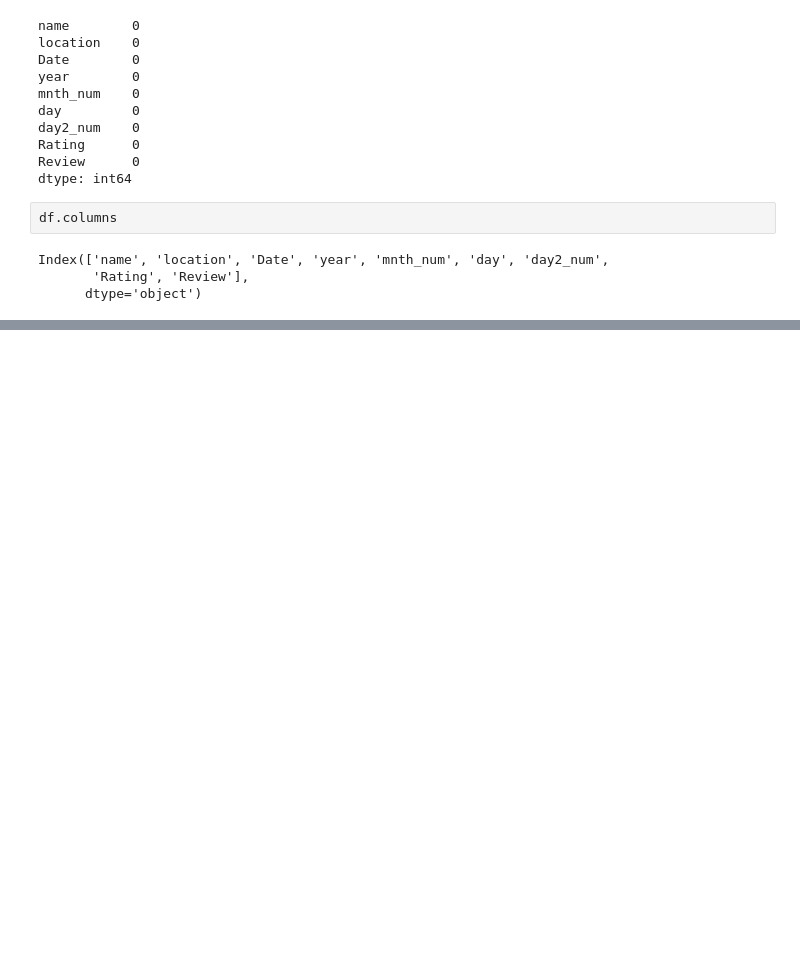
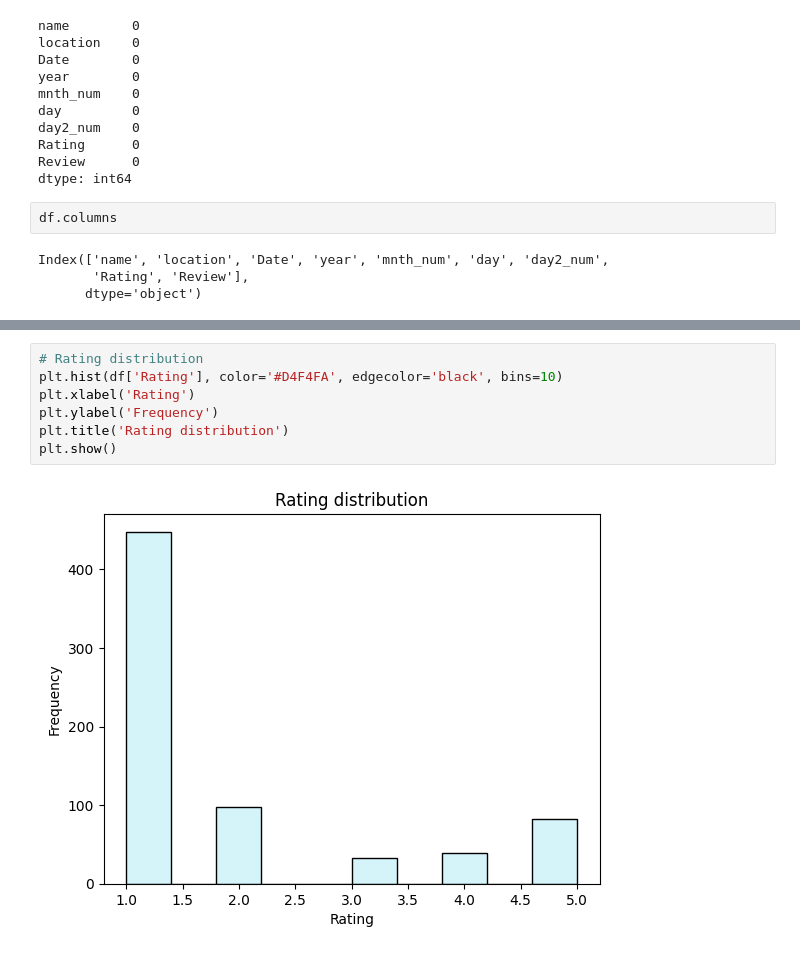
Before and after one commit to rich-hyun/Kuggle_9th_team_SAMTARBUCKS, a Jupyter notebook: 분류_프로젝트.ipynb, the cells around one changed output, grey strips where cells are left out. Drawn from its saved outputs; the diff is of its cells as text; blank space fills up the shorter version.

```diff
--- a/분류_프로젝트.ipynb
+++ b/분류_프로젝트.ipynb
@@ -228,0 +226,9 @@ https://gist.github.com/mwaskom/de44147ed2974457ad6372750bbe5751
+# %%
+# Rating distribution
+plt.hist(df['Rating'], color='#D4F4FA', edgecolor='black', bins=10)
+plt.xlabel('Rating')
+plt.ylabel('Frequency')
+plt.title('Rating distribution')
+plt.show()
+# %% [output]
+[figure, added]
```
Also changed, not shown: parts of 6 cells of this notebook.
